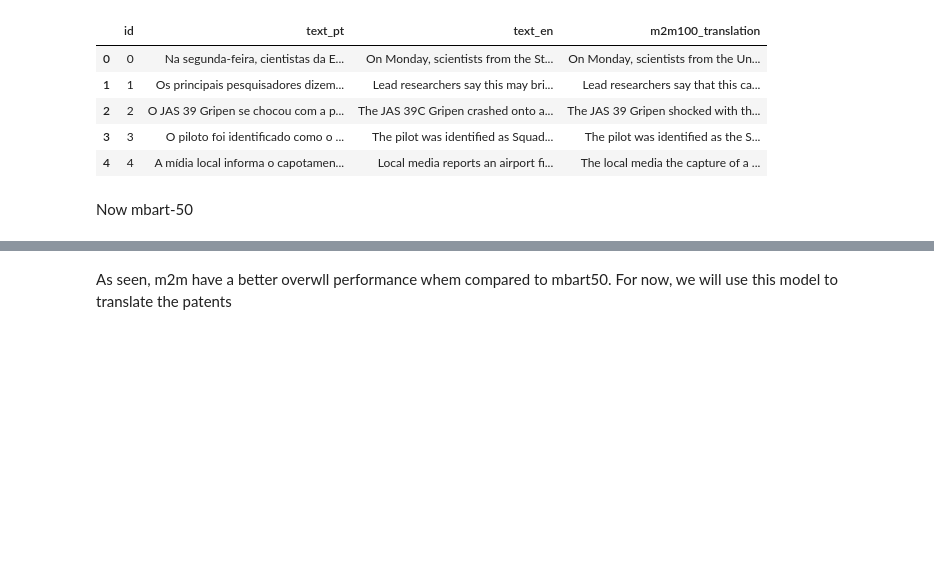
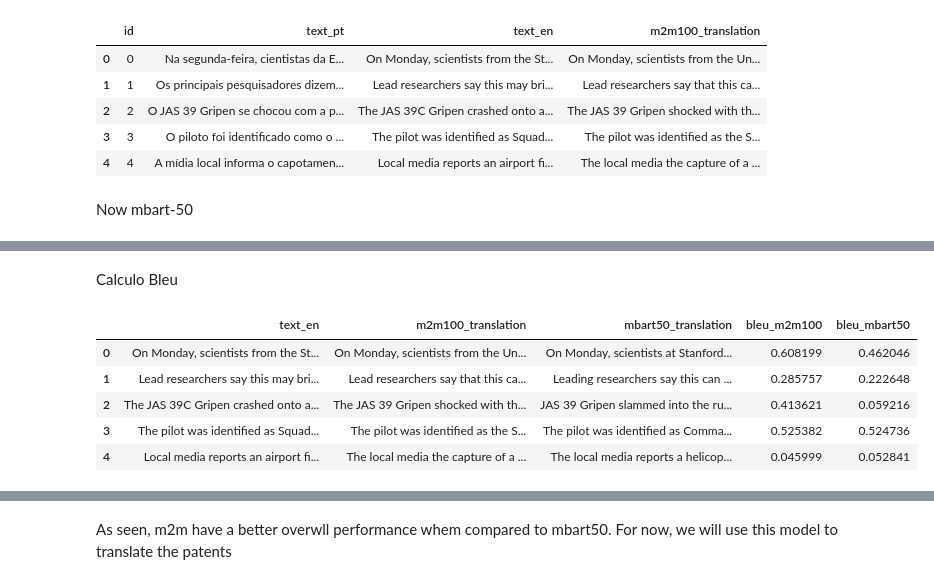
Before and after one commit to PatrickLdA/patent-ai-project, a Jupyter notebook: notebooks/experiments/translation_patents_inpi_dataset.ipynb, the cells around one changed output, grey strips where cells are left out. Cells and saved outputs as stored; diff of their text form; code cells hidden in the pictures; blank space fills up the shorter version.

```diff
--- a/notebooks/experiments/translation_patents_inpi_dataset.ipynb
+++ b/notebooks/experiments/translation_patents_inpi_dataset.ipynb
@@ -128,0 +176,11 @@ df_merged.to_csv("../../data/processed/translation_benchmark_flores_plus_pt_en.c
+# %%
+tokenizer = AutoTokenizer.from_pretrained("Helsinki-NLP/opus-mt-mul-en")
+model = AutoModelForSeq2SeqLM.from_pretrained("Helsinki-NLP/opus-mt-mul-en")
+
+translator = pipeline("translation", model=model, tokenizer=tokenizer)
+
+df_merged["helsink_opus_mult"] = df_merged["text_pt"].progress_apply(
+    lambda x: translator(x)[0]["translation_text"]
+)
+
+df_merged.to_csv("../../data/processed/translation_benchmark_flores_plus_pt_en.csv", index=False)
@@ -129,20 +243,43 @@ df_merged.to_csv("../../data/processed/translation_benchmark_flores_plus_pt_en.c
+# %% [markdown]
+Calculo Bleu
 # %%
 from nltk.translate.bleu_score import sentence_bleu, SmoothingFunction
 
 def calc_bleu(reference, hypothesis):
     smoothie = SmoothingFunction().method4
     return sentence_bleu([reference.split()], hypothesis.split(), smoothing_function=smoothie)
 
 df_merged["bleu_m2m100"] = df_merged.apply(
     lambda row: calc_bleu(row["text_en"], row["m2m100_translation"]), axis=1
 )
 
-# Calculando BLEU para mbart50_translation
 df_merged["bleu_mbart50"] = df_merged.apply(
     lambda row: calc_bleu(row["text_en"], row["mbart50_translation"]), axis=1
 )
 
-df_merged[["text_en", "m2m100_translation", "mbart50_translation", "bleu_m2m100", "bleu_mbart50"]].head()
+df_merged["bleu_unicamp"] = df_merged.apply(
+    lambda row: calc_bleu(row["text_en"], row["unicamp_pt_en_t5"]), axis=1
+)
+
+df_merged["bleu_facebook"] = df_merged.apply(
+    lambda row: calc_bleu(row["text_en"], row["facebook_nlb_200"]), axis=1
+)
+
+df_merged["bleu_helsink"] = df_merged.apply(
+    lambda row: calc_bleu(row["text_en"], row["helsink_opus_mult"]), axis=1
+)
+
+df_merged[["text_en", "m2m100_translation", "mbart50_translation",
+           "unicamp_pt_en_t5", "facebook_nlb_200", "helsink_opus_mult"
+           "bleu_m2m100", "bleu_mbart50", "bleu_unicamp,"
+           "bleu_facebook", "bleu_helsink"]].head()
+# %% [output]
+|  | text_en | m2m100_translation | mbart50_translation | bleu_m2m100 | bleu_mbart50 |
+| 0 | On Monday, scientists from the St... | On Monday, scientists from the Un... | On Monday, scientists at Stanford... | 0.608199 | 0.462046 |
+| 1 | Lead researchers say this may bri... | Lead researchers say that this ca... | Leading researchers say this can ... | 0.285757 | 0.222648 |
+| 2 | The JAS 39C Gripen crashed onto a... | The JAS 39 Gripen shocked with th... | JAS 39 Gripen slammed into the ru... | 0.413621 | 0.059216 |
+| 3 | The pilot was identified as Squad... | The pilot was identified as the S... | The pilot was identified as Comma... | 0.525382 | 0.524736 |
+| 4 | Local media reports an airport fi... | The local media the capture of a ... | The local media reports a helicop... | 0.045999 | 0.052841 |
 # %%
 df_merged.to_csv("../../data/processed/translation_benchmark_flores_plus_pt_en.csv", index=False)
 # %%
```
Also changed, not shown: parts of 15 cells of this notebook.
